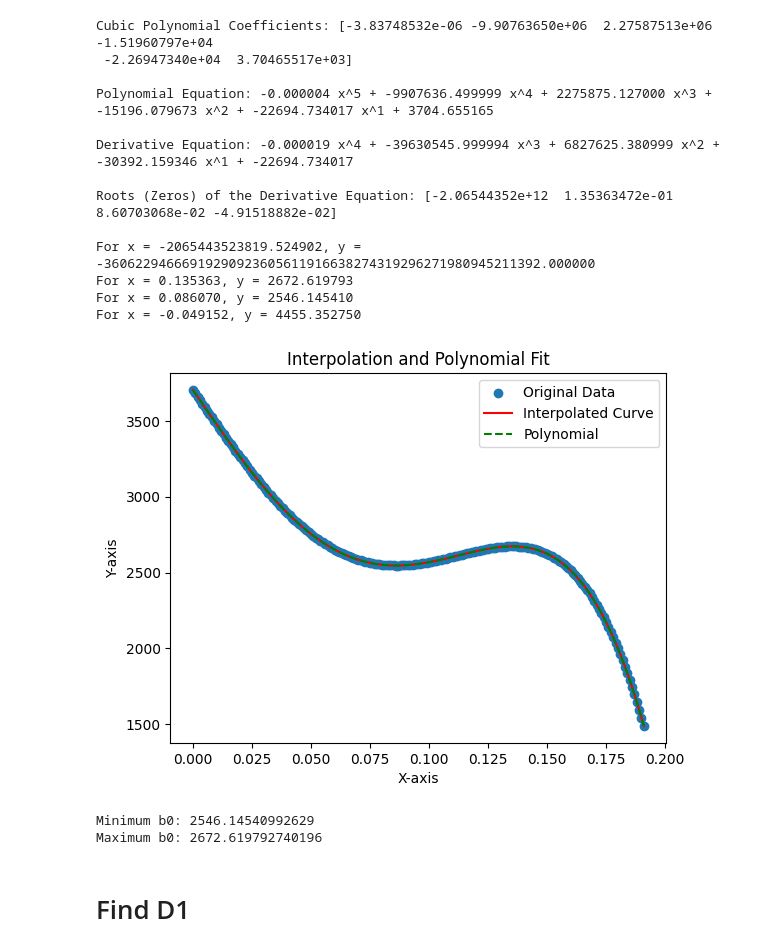
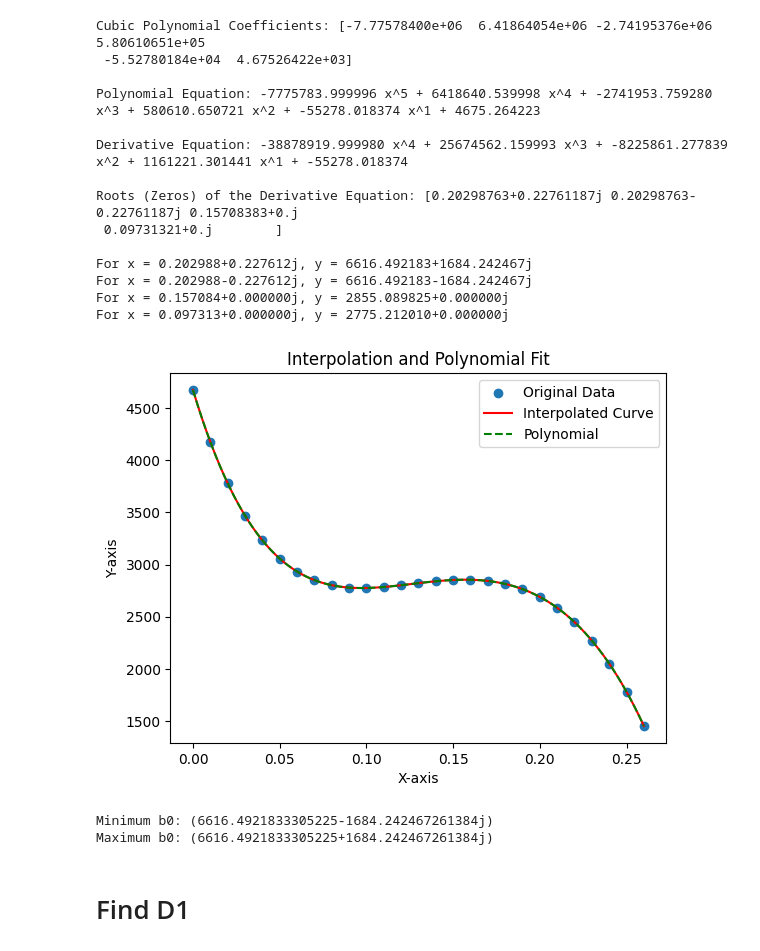
Before and after one commit to Kishan-Kumar-Zalavadia/Material-Science, a Jupyter notebook: code_5.ipynb, the cells around one changed output. Drawn from its saved outputs; the diff is of its cells as text; code cells hidden in the pictures.

```diff
--- a/code_5.ipynb
+++ b/code_5.ipynb
@@ -2,9 +2,9 @@
 <a href="https://colab.research.google.com/github/Kishan-Kumar-Zalavadia/Material-Science/blob/main/code_5.ipynb" target="_parent"><img src="https://colab.research.google.com/assets/colab-badge.svg" alt="Open In Colab"/></a>
 # %%
 # Define column names
-x_axis = 't.strain.2'
-y1_axis = 't.stress.2'
-y2_axis = 'hard.Rate.2'
+x_axis = 't.strain.1'
+y1_axis = 't.stress.1'
+y2_axis = 'hard.Rate.1'
 
 # Set the value of k for spline interpolation
 k_value = 5
@@ -17,6 +17,9 @@ import matplotlib.pyplot as plt
 # Read Excel file
 file_path = '/content/Data.xlsx'
 df = pd.read_excel(file_path)
+
+# Remove the last row
+df = df.drop(df.tail(2).index)
 
 # Extract x and y columns
 x = df[x_axis].values
@@ -76,43 +79,44 @@ derivative_equation = derivative_equation.rstrip(' + ')
 print(derivative_equation)
 print()
 
 # Find the roots (zeros) of the derivative equation
 roots = np.roots(derivative_coefficients)
 print("Roots (Zeros) of the Derivative Equation:", roots)
 print()
 
 # Calculate y values for each root using the original cubic polynomial
 y_roots = np.polyval(coefficients, roots)
 
 # Print the corresponding y values for the roots
 for i, root in enumerate(roots):
     print(f"For x = {root:.6f}, y = {y_roots[i]:.6f}")
 print()
 
 # Plot the original data, interpolated curve, and cubic polynomial
 plt.scatter(x, y, label='Original Data')
 plt.plot(x_new, y_new, label='Interpolated Curve', color='red')
 plt.plot(x_new, y_cubic, label='Polynomial', linestyle='dashed', color='green')
 plt.xlabel('X-axis')
 plt.ylabel('Y-axis')
 plt.legend()
 plt.title('Interpolation and Polynomial Fit')
 plt.show()
 # %% [output]
-Cubic Polynomial Coefficients: [-3.83748532e-06 -9.90763650e+06  2.27587513e+06 -1.51960797e+04
- -2.26947340e+04  3.70465517e+03]
+Cubic Polynomial Coefficients: [-7.77578400e+06  6.41864054e+06 -2.74195376e+06  5.80610651e+05
+ -5.52780184e+04  4.67526422e+03]
 
-Polynomial Equation: -0.000004 x^5 + -9907636.499999 x^4 + 2275875.127000 x^3 + -15196.079673 x^2 + -22694.734017 x^1 + 3704.655165
+Polynomial Equation: -7775783.999996 x^5 + 6418640.539998 x^4 + -2741953.759280 x^3 + 580610.650721 x^2 + -55278.018374 x^1 + 4675.264223
 
-Derivative Equation: -0.000019 x^4 + -39630545.999994 x^3 + 6827625.380999 x^2 + -30392.159346 x^1 + -22694.734017
+Derivative Equation: -38878919.999980 x^4 + 25674562.159993 x^3 + -8225861.277839 x^2 + 1161221.301441 x^1 + -55278.018374
 
-Roots (Zeros) of the Derivative Equation: [-2.06544352e+12  1.35363472e-01  8.60703068e-02 -4.91518882e-02]
+Roots (Zeros) of the Derivative Equation: [0.20298763+0.22761187j 0.20298763-0.22761187j 0.15708383+0.j
+ 0.09731321+0.j        ]
 
-For x = -2065443523819.524902, y = -36062294666919290923605611916638274319296271980945211392.000000
-For x = 0.135363, y = 2672.619793
-For x = 0.086070, y = 2546.145410
-For x = -0.049152, y = 4455.352750
+For x = 0.202988+0.227612j, y = 6616.492183+1684.242467j
+For x = 0.202988-0.227612j, y = 6616.492183-1684.242467j
+For x = 0.157084+0.000000j, y = 2855.089825+0.000000j
+For x = 0.097313+0.000000j, y = 2775.212010+0.000000j
-[figure, old version]
+[figure, new version]
 # %%
 # Sort the y_roots array
 y_roots_sorted = np.sort(y_roots)
@@ -134,8 +138,8 @@ max_b0 = max(y_roots_sorted[index1], y_roots_sorted[index2])
 print("Minimum b0:", min_b0)
 print("Maximum b0:", max_b0)
 # %% [output]
-Minimum b0: 2546.14540992629
-Maximum b0: 2672.619792740196
+Minimum b0: (6616.4921833305225-1684.242467261384j)
+Maximum b0: (6616.4921833305225+1684.242467261384j)
 # %% [markdown]
 # Find D1
 # %%
```
Also changed, not shown: parts of 4 cells of this notebook.
